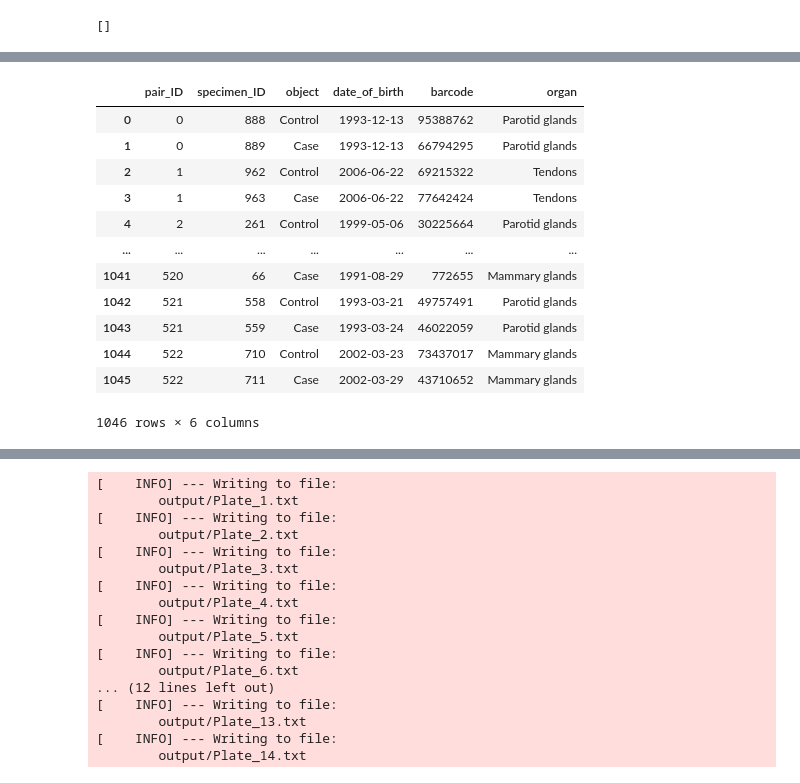
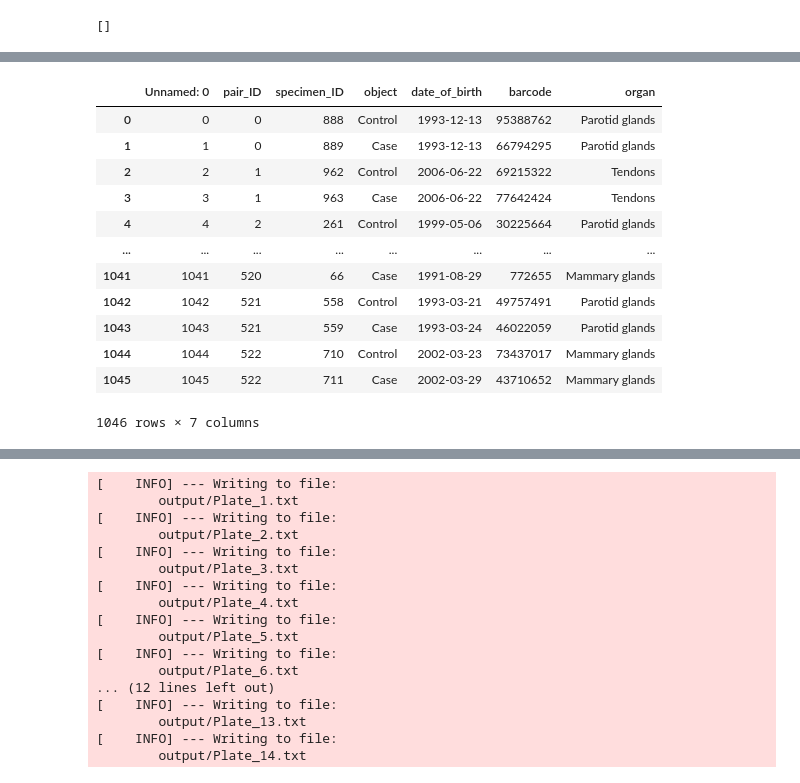
Before and after one commit to ssi-dk/CD-MRG-PlatePlanner, a Jupyter notebook: tutorial_plate_layout_v2.ipynb, the cells around one changed output, grey strips where cells are left out. Saved outputs shown, nothing was run; the diff lists cells and outputs as text; code cells hidden in the pictures.

```diff
--- a/tutorial_plate_layout_v2.ipynb
+++ b/tutorial_plate_layout_v2.ipynb
@@ -138,18 +159,20 @@ metadata: {'index': 7, 'plate_id': 1, 'color': (1, 1, 1), 'QC': False, 'sample_c
 [    INFO] --- Finished distributing samples to plates; 14 batches created.
-# %%
-my_study.specimen_records_df
-# %% [output]
-|  | pair_ID | specimen_ID | object | date_of_birth | barcode | organ |
-| 0 | 0 | 888 | Control | 1993-12-13 | 95388762 | Parotid glands |
-| 1 | 0 | 889 | Case | 1993-12-13 | 66794295 | Parotid glands |
-| 2 | 1 | 962 | Control | 2006-06-22 | 69215322 | Tendons |
-| 3 | 1 | 963 | Case | 2006-06-22 | 77642424 | Tendons |
-| 4 | 2 | 261 | Control | 1999-05-06 | 30225664 | Parotid glands |
-| ... | ... | ... | ... | ... | ... | ... |
-| 1041 | 520 | 66 | Case | 1991-08-29 | 772655 | Mammary glands |
-| 1042 | 521 | 558 | Control | 1993-03-21 | 49757491 | Parotid glands |
-| 1043 | 521 | 559 | Case | 1993-03-24 | 46022059 | Parotid glands |
-| 1044 | 522 | 710 | Control | 2002-03-23 | 73437017 | Mammary glands |
-| 1045 | 522 | 711 | Case | 2002-03-29 | 43710652 | Mammary glands |
-1046 rows × 6 columns
+# %%
+a =my_study.specimen_records_df
+aind = a.index
+a
+# %% [output]
+|  | Unnamed: 0 | pair_ID | specimen_ID | object | date_of_birth | barcode | organ |
+| 0 | 0 | 0 | 888 | Control | 1993-12-13 | 95388762 | Parotid glands |
+| 1 | 1 | 0 | 889 | Case | 1993-12-13 | 66794295 | Parotid glands |
+| 2 | 2 | 1 | 962 | Control | 2006-06-22 | 69215322 | Tendons |
+| 3 | 3 | 1 | 963 | Case | 2006-06-22 | 77642424 | Tendons |
+| 4 | 4 | 2 | 261 | Control | 1999-05-06 | 30225664 | Parotid glands |
+| ... | ... | ... | ... | ... | ... | ... | ... |
+| 1041 | 1041 | 520 | 66 | Case | 1991-08-29 | 772655 | Mammary glands |
+| 1042 | 1042 | 521 | 558 | Control | 1993-03-21 | 49757491 | Parotid glands |
+| 1043 | 1043 | 521 | 559 | Case | 1993-03-24 | 46022059 | Parotid glands |
+| 1044 | 1044 | 522 | 710 | Control | 2002-03-23 | 73437017 | Mammary glands |
+| 1045 | 1045 | 522 | 711 | Case | 2002-03-29 | 43710652 | Mammary glands |
+1046 rows × 7 columns
 # %%
```
Also changed, not shown: parts of 22 cells of this notebook.
